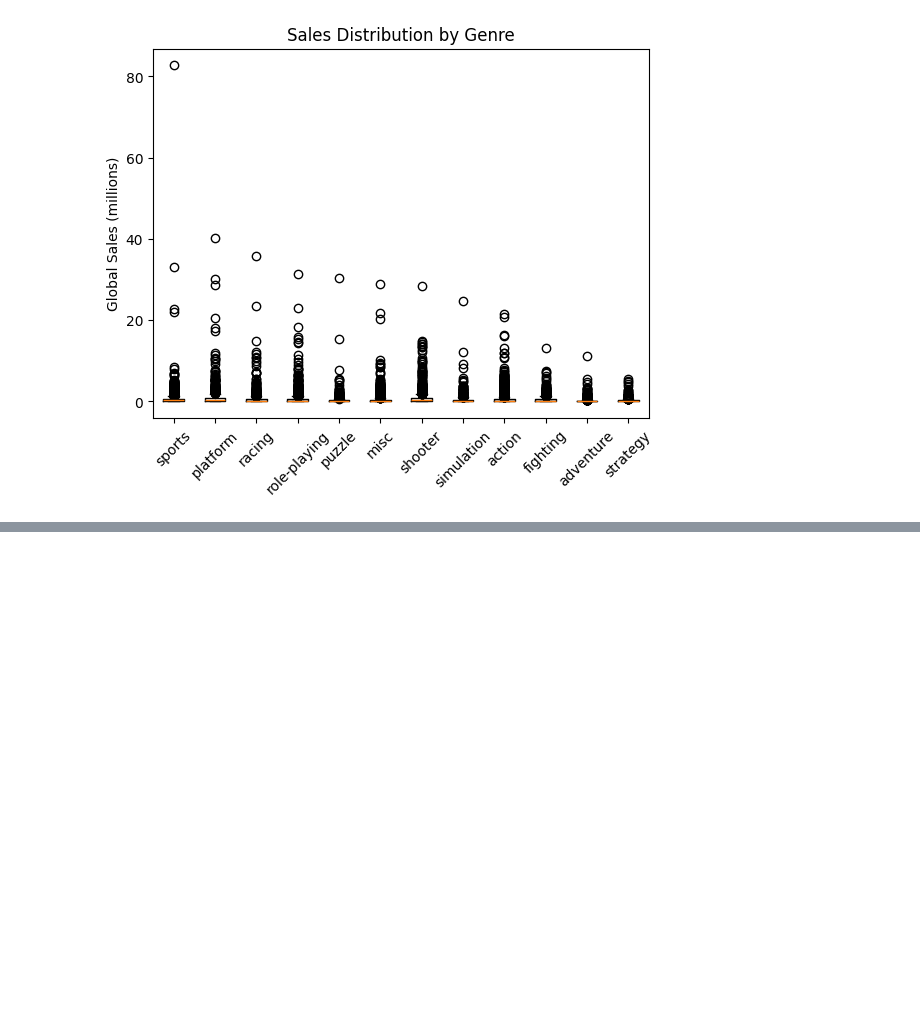
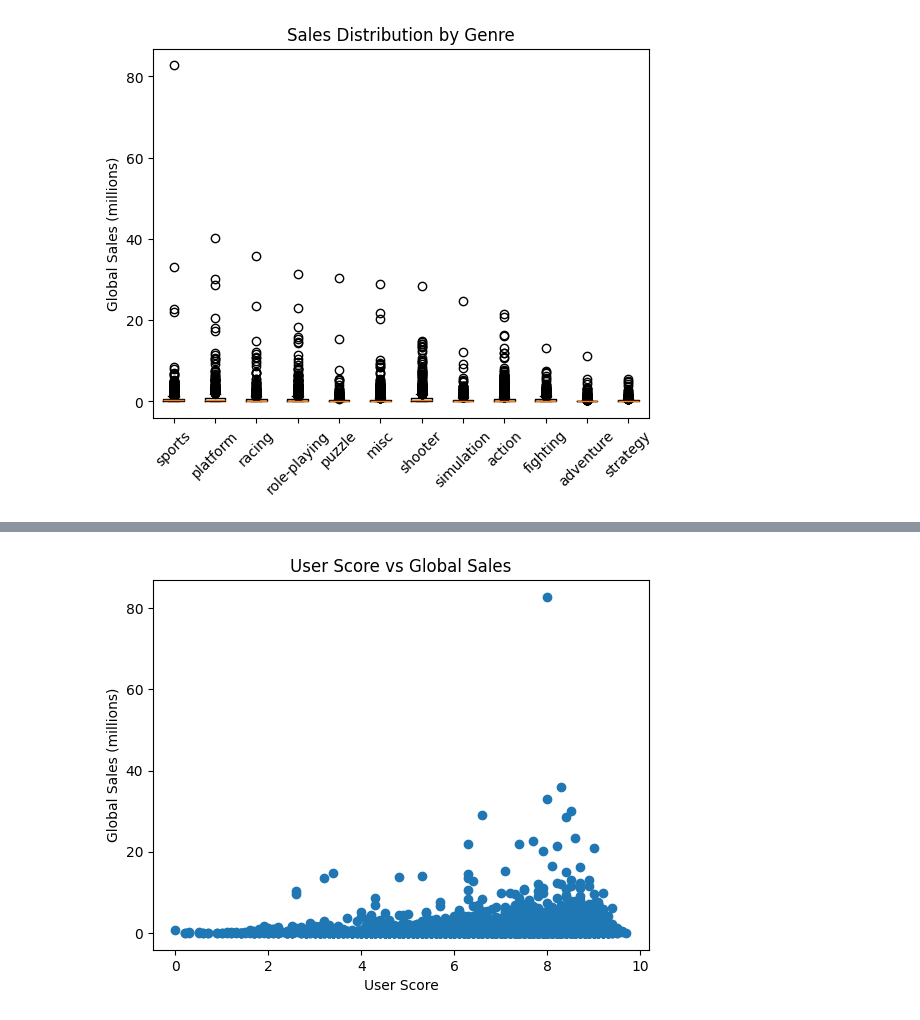
Before and after one commit to VenomRevenge/data-science-exam-video-game-success-analysis, a Jupyter notebook: video_games_analysis.ipynb, the cells around one changed output, grey strips where cells are left out. Saved outputs shown, nothing was run; the diff lists cells and outputs as text; code cells hidden in the pictures; blank space fills up the shorter version.

```diff
--- a/video_games_analysis.ipynb
+++ b/video_games_analysis.ipynb
@@ -684,0 +731,10 @@ plt.show()
+# %%
+scored_user = vg_data_merged.dropna(subset=["user_score", "global_sales_vgsales"])
+
+plt.scatter(scored_user["user_score"], scored_user["global_sales_vgsales"])
+plt.title("User Score vs Global Sales")
+plt.xlabel("User Score")
+plt.ylabel("Global Sales (millions)")
+plt.show()
+# %% [output]
+[figure, added]
```
Also changed, not shown: parts of 11 cells of this notebook.
